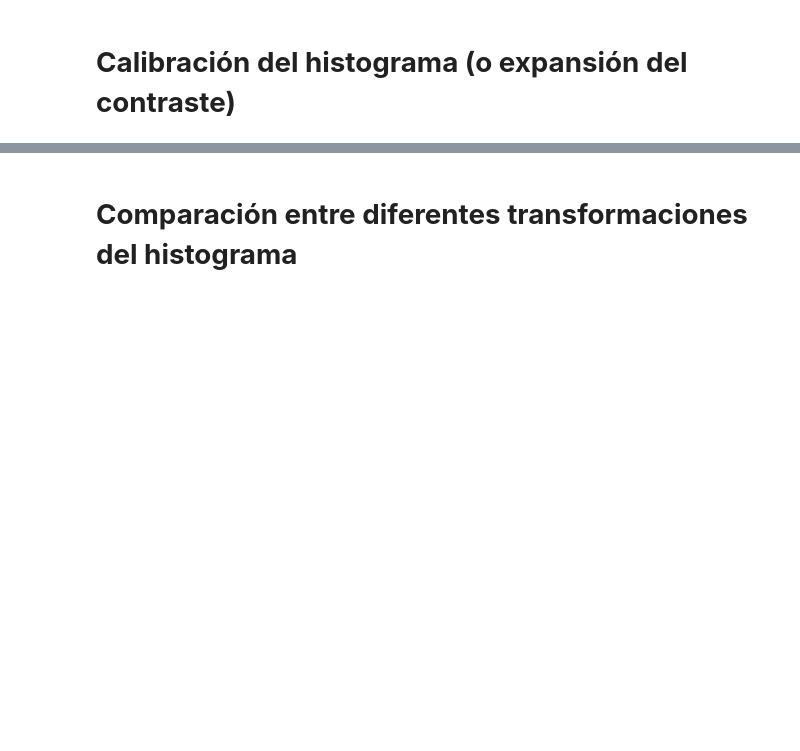
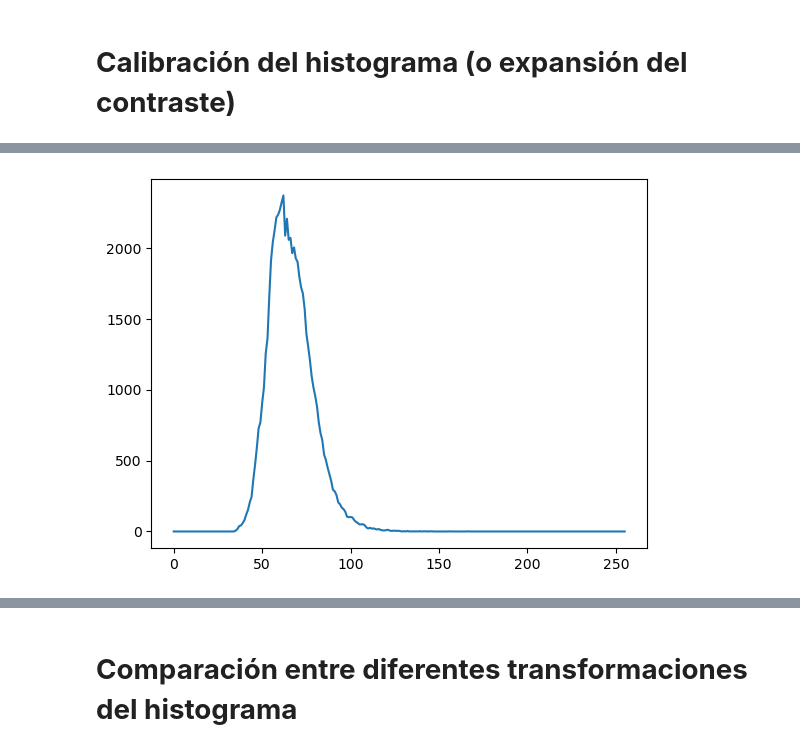
Before and after one commit to ImagenesYVision/Taller2, a Jupyter notebook: Taller2.ipynb, the cells around one changed output, grey strips where cells are left out. Cells and saved outputs as stored; diff of their text form; code cells hidden in the pictures; blank space fills up the shorter version.

```diff
--- a/Taller2.ipynb
+++ b/Taller2.ipynb
@@ -8,0 +17,6 @@ from skimage import exposure
+# %%
+quitoHist = cv2.calcHist([quito], [0], None, [256], [0, 256])
+plt.plot(quitoHist)
+plt.show()
+# %% [output]
+[figure, added]
```
Also changed, not shown: parts of 17 cells of this notebook, 1 other file.
